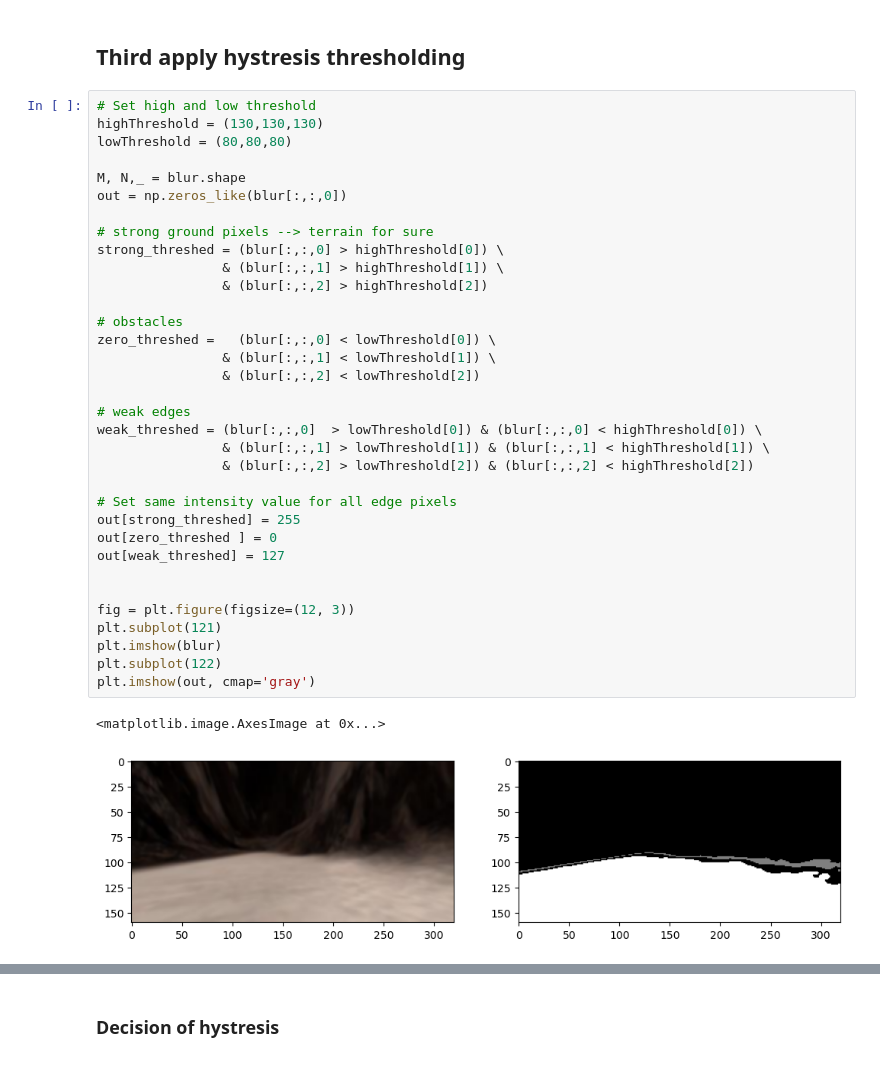
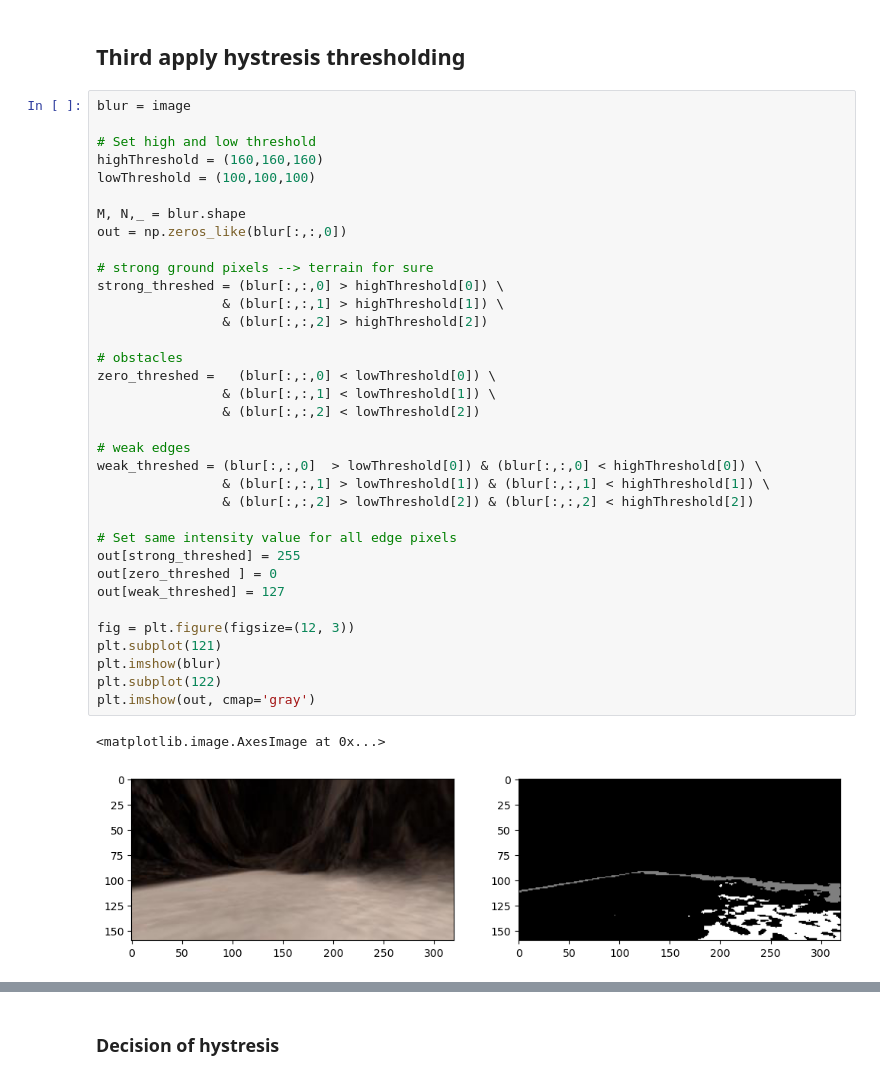
Before and after one commit to Zakaria-Madkour/Computer-Vision-, a Jupyter notebook: code/Pipeline_Stages.ipynb, the cells around one changed output, grey strips where cells are left out. Saved outputs shown, nothing was run; the diff lists cells and outputs as text.

```diff
--- a/code/Pipeline_Stages.ipynb
+++ b/code/Pipeline_Stages.ipynb
@@ -249,39 +283,40 @@ plt.imshow(blur)
 # %% [markdown]
 ## Third apply hystresis thresholding
 # %%
+blur = image
+
 # Set high and low threshold
-highThreshold = (130,130,130)
-lowThreshold = (80,80,80)
+highThreshold = (160,160,160)
+lowThreshold = (100,100,100)
 
 M, N,_ = blur.shape
 out = np.zeros_like(blur[:,:,0])
 
 # strong ground pixels --> terrain for sure
 strong_threshed = (blur[:,:,0] > highThreshold[0]) \
                 & (blur[:,:,1] > highThreshold[1]) \
                 & (blur[:,:,2] > highThreshold[2])
 
 # obstacles
 zero_threshed =   (blur[:,:,0] < lowThreshold[0]) \
                 & (blur[:,:,1] < lowThreshold[1]) \
                 & (blur[:,:,2] < lowThreshold[2])
 
 # weak edges
 weak_threshed = (blur[:,:,0]  > lowThreshold[0]) & (blur[:,:,0] < highThreshold[0]) \
                 & (blur[:,:,1] > lowThreshold[1]) & (blur[:,:,1] < highThreshold[1]) \
                 & (blur[:,:,2] > lowThreshold[2]) & (blur[:,:,2] < highThreshold[2])
 
 # Set same intensity value for all edge pixels
 out[strong_threshed] = 255
 out[zero_threshed ] = 0
 out[weak_threshed] = 127
 
-
 fig = plt.figure(figsize=(12, 3))
 plt.subplot(121)
 plt.imshow(blur)
 plt.subplot(122)
 plt.imshow(out, cmap='gray')
 # %% [output]
 <matplotlib.image.AxesImage at 0x...>
-[figure, old version]
+[figure, new version]
```
Also changed, not shown: parts of 25 cells of this notebook.
